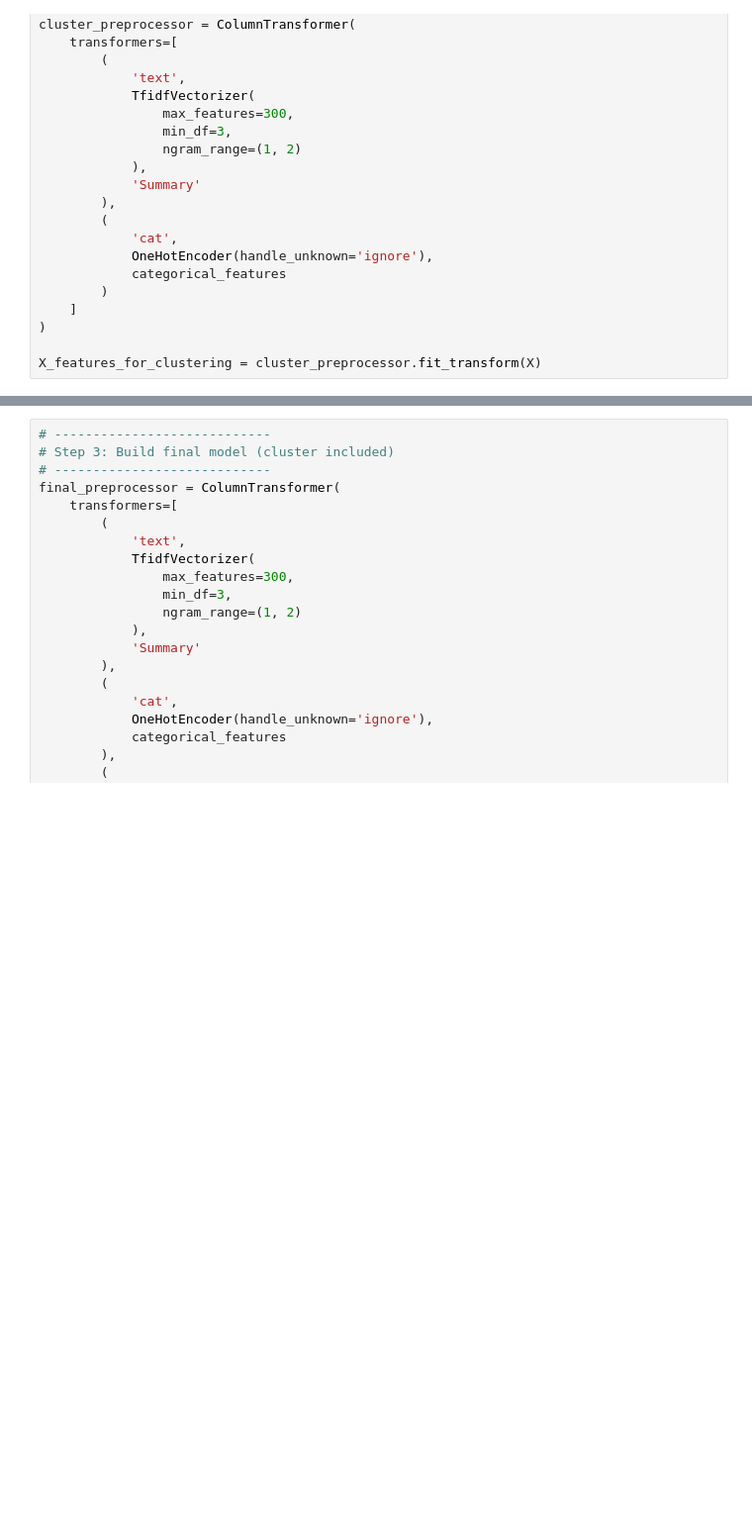
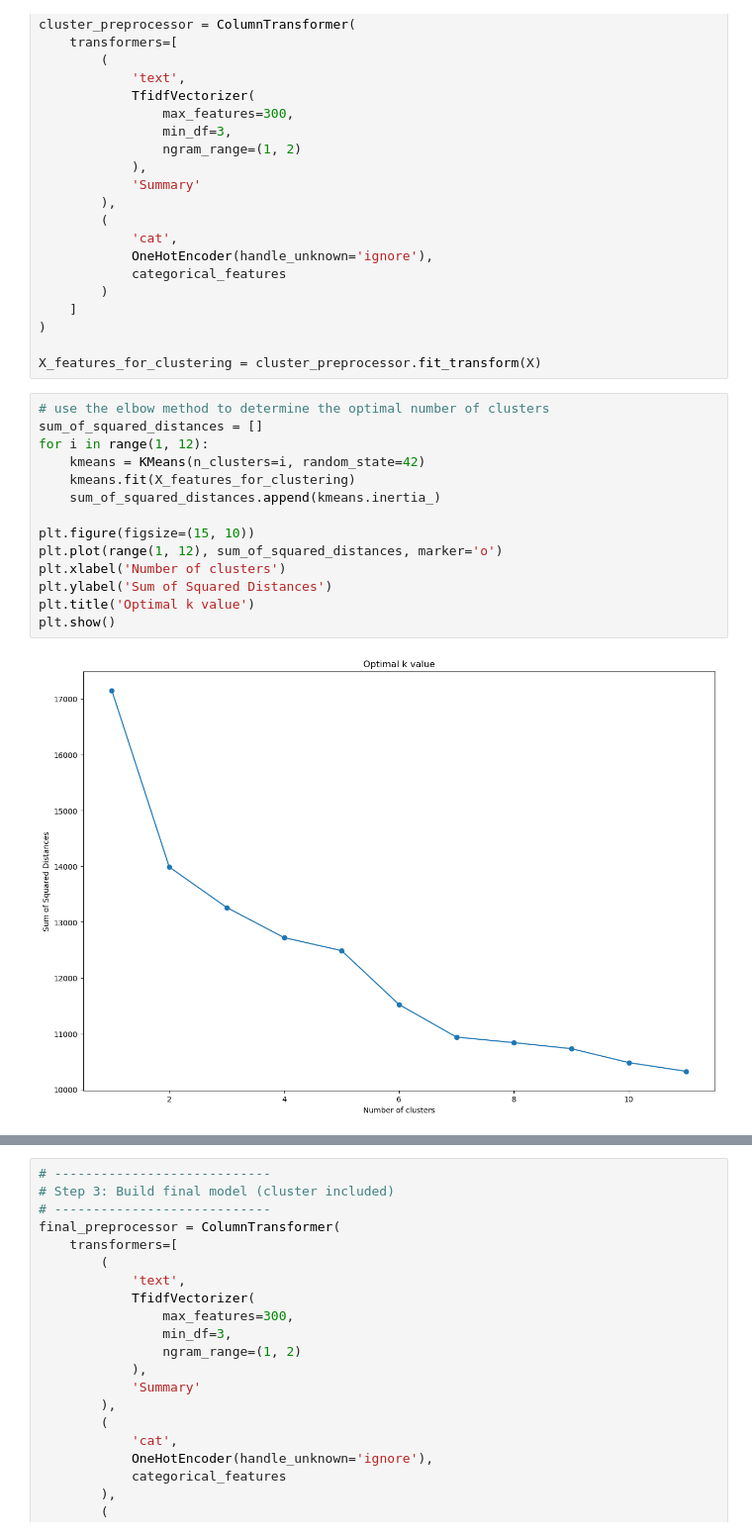
Before and after one commit to IshikaGopie/Scopecast, a Jupyter notebook: k-means.ipynb, the cells around one changed output, grey strips where cells are left out. Shown at 99% size. Saved outputs shown, nothing was run; the diff lists cells and outputs as text; blank space fills up the shorter version.

```diff
--- a/k-means.ipynb
+++ b/k-means.ipynb
@@ -69,6 +72,22 @@ cluster_preprocessor = ColumnTransformer(
 )
 
 X_features_for_clustering = cluster_preprocessor.fit_transform(X)
+# %%
+# use the elbow method to determine the optimal number of clusters
+sum_of_squared_distances = []
+for i in range(1, 12):
+    kmeans = KMeans(n_clusters=i, random_state=42)
+    kmeans.fit(X_features_for_clustering)
+    sum_of_squared_distances.append(kmeans.inertia_)
+
+plt.figure(figsize=(15, 10))
+plt.plot(range(1, 12), sum_of_squared_distances, marker='o')
+plt.xlabel('Number of clusters')
+plt.ylabel('Sum of Squared Distances')
+plt.title('Optimal k value')
+plt.show()
+# %% [output]
+[figure, added]
 # %%
 # ----------------------------
 # Step 2: Apply KMeans
```
Also changed, not shown: parts of 9 cells of this notebook, 1 other file.
